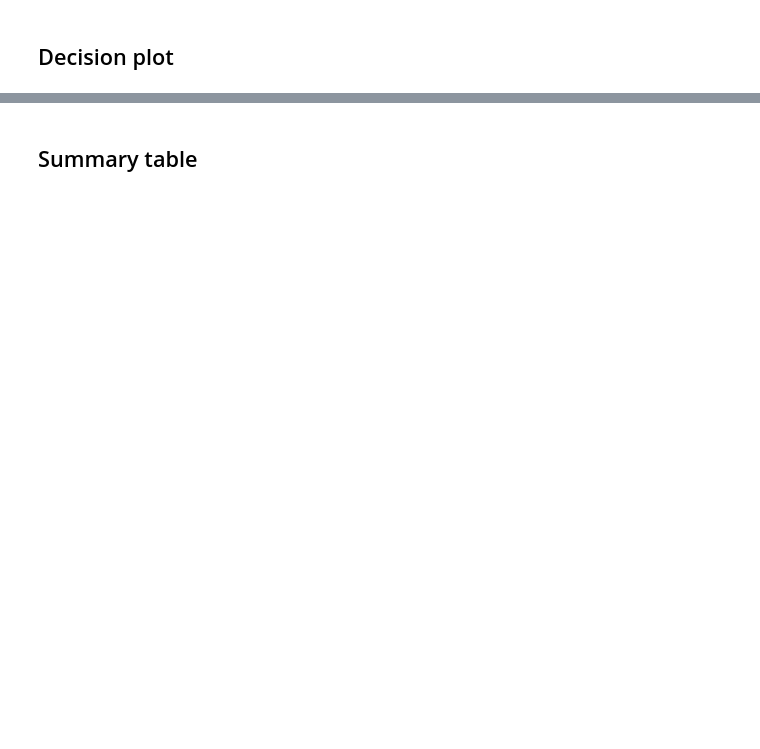
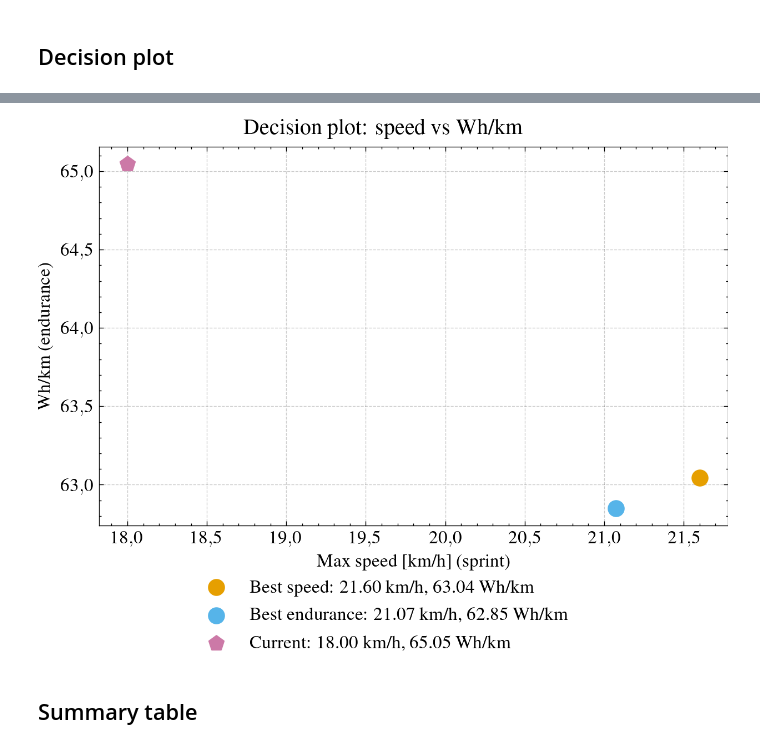
Before and after one commit to joaoantoniocardoso/solarboat_simulator, a Jupyter notebook: models/2020/boat/propeller_comparison_analysis.ipynb, the cells around one changed output, grey strips where cells are left out. Drawn from its saved outputs; the diff is of its cells as text; code cells hidden in the pictures; blank space fills up the shorter version.

```diff
--- a/models/2020/boat/propeller_comparison_analysis.ipynb
+++ b/models/2020/boat/propeller_comparison_analysis.ipynb
@@ -302,3 +320,72 @@ fig_save_and_show(
+# %%
+# Data prep
+df_p = df_metrics[df_metrics["solution_id"] >= 0].copy()
+df_c = df_metrics[df_metrics["solution_id"] == -1].copy()
+current_row = df_c.iloc[0] if len(df_c) else None
+
+# Unique Pareto points in objective space
+df_u = df_p.drop_duplicates(subset=["max_speed_kmh", "Wh_per_km"]).reset_index(
+    drop=True
+)
+
+# If there are more than 2 unique Pareto points for some reason, keep the two extremes
+if len(df_u) > 2:
+    i_best_wh = df_u["Wh_per_km"].idxmin()
+    i_best_sp = df_u["max_speed_kmh"].idxmax()
+    df_u = df_u.loc[[i_best_wh, i_best_sp]].reset_index(drop=True)
+
+i_best_wh = df_u["Wh_per_km"].idxmin()
+i_best_sp = df_u["max_speed_kmh"].idxmax()
+
+points = []
+
+for i, r in df_u.iterrows():
+    if i == i_best_wh:
+        name = "Best endurance"
+    elif i == i_best_sp:
+        name = "Best speed"
+    else:
+        name = f"Pareto {i+1}"
+
+    points.append(
+        {
+            "name": name,
+            "x": float(r["max_speed_kmh"]),
+            "y": float(r["Wh_per_km"]),
+        }
+    )
+
+if current_row is not None:
+    points.append(
+        {
+            "name": "Current",
+            "x": float(current_row["max_speed_kmh"]),
+            "y": float(current_row["Wh_per_km"]),
+        }
+    )
+# Plot
+fig, ax = plt.subplots(figsize=figsize(), layout="constrained")
+
+markers = ["o", "o", "p"]
+for k, p in enumerate(points):
+    marker = markers[k] if k < len(markers) else "o"
+    label = f"{p['name']}: {p['x']:.2f} km/h, {p['y']:.2f} Wh/km"
+    ax.scatter(p["x"], p["y"], s=100, marker=marker, color=f"C{k}", label=label)
+
+ax.set_xlabel("Max speed [km/h] (sprint)")
+ax.set_ylabel("Wh/km (endurance)")
+ax.grid(True, alpha=0.2)
+
+fig_save_and_show(
+    filename=f"{latex_img_path}/propeller_comparison_analysis_decision_plot.pdf",
+    show_title="Decision plot: speed vs Wh/km",
+    save_title="Comparação das soluções: velocidade máxima vs consumo (Wh/km)",
+    ncol=1,
+    fig=fig,
+    ax=ax,
+)
+# %% [output]
+[figure, added]
 # %% [markdown]
 ## Summary table
 # %%
```
Also changed, not shown: parts of 7 cells of this notebook.
